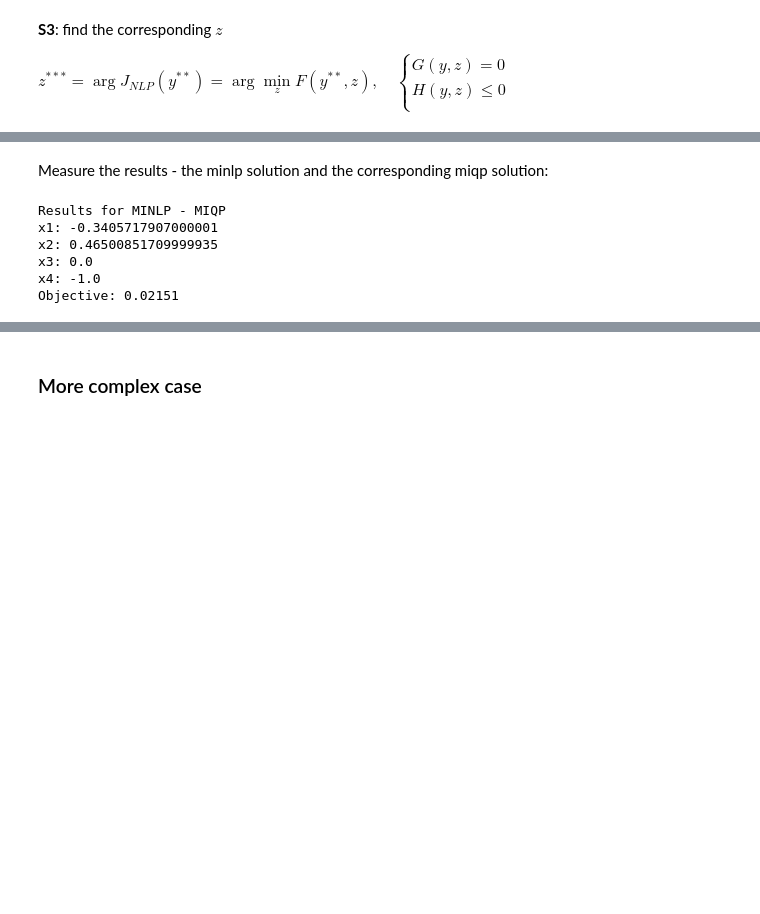
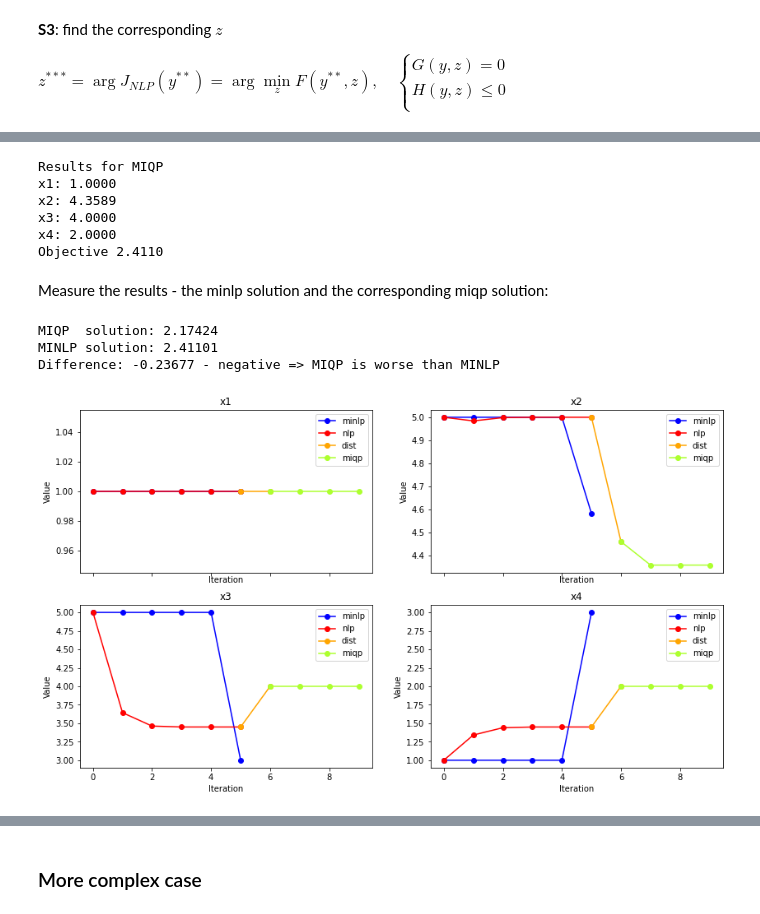
Before and after one commit to anabatsh/Optimal-Control, a Jupyter notebook: gekko.ipynb, the cells around one changed output, grey strips where cells are left out. Drawn from its saved outputs; the diff is of its cells as text; code cells hidden in the pictures; blank space fills up the shorter version.

```diff
--- a/gekko.ipynb
+++ b/gekko.ipynb
@@ -156,0 +183,3 @@ Objective: 40.02151
+# %%
+history_minlp = run((1, 5, 5, 1), G, H, F, True, False, 'MINLP')
+print_results(history_minlp)
@@ -195,0 +201,3 @@ Objective: 40.00000
+# %%
+history_nlp = run((1, 5, 5, 1), G, H, F, False, False, 'NLP')
+print_results(history_nlp)
@@ -336,0 +292,11 @@ Objective: -0.48182
+# %%
+x_nlp = history_nlp['x_final']
+obj_nlp = history_nlp['obj_final']
+
+G_L = lambda *x: linear(G, x, x_nlp)
+H_L = lambda *x: linear(H, x, x_nlp)
+F_QP = lambda *x: gauss_newton(F, F1, x, x_nlp)
+F_GN = lambda *x: F_QP(x) - obj_nlp
+
+history_dist = run(x_nlp, G_L, H_L, F_QP, True, False, 'DIST')
+print_results(history_dist)
@@ -378,16 +322,51 @@ Objective: 40.00000
+# %%
+x_dist = history_dist['x_final']
+
+history_miqp = run(x_dist, G, H, F, True, True, 'MIQP')
+print_results(history_miqp)
+# %% [output]
+Results for MIQP
+x1: 1.0000
+x2: 4.3589
+x3: 4.0000
+x4: 2.0000
+Objective 2.4110
 # %% [markdown]
 Measure the results - the minlp solution and the corresponding miqp solution:
 # %%
-print_results('MINLP - MIQP',
-              (x1_minlp - x1_miqp,
-              x2_minlp - x2_miqp,
-              x3_minlp - x3_miqp,
-              x4_minlp - x4_miqp),
-              obj_minlp - obj_miqp)
+obj_minlp = history_minlp['obj_final']
+obj_miqp = history_miqp['obj_final']
+diff = obj_minlp - obj_miqp
+sign = 'positive' if diff > 0 else 'negative'
+resl = 'better' if diff > 0 else 'worse'
+
+print(f'MIQP  solution: {obj_minlp:.5f}')
+print(f'MINLP solution: {obj_miqp:.5f}')
+print(f'Difference: {diff:.5f} - {sign} => MIQP is {resl} than MINLP')
 # %% [output]
-Results for MINLP - MIQP
-x1: -0.3405717907000001
-x2: 0.46500851709999935
-x3: 0.0
-x4: -1.0
-Objective: 0.02151
+MIQP  solution: 2.17424
+MINLP solution: 2.41101
+Difference: -0.23677 - negative => MIQP is worse than MINLP
+# %%
+fig, axes = plt.subplots(2, 2, figsize=(14, 8), sharex=True)
+
+for i in range(4):
+    xi = f'x{i+1}'
+    a, b = i // 2, i % 2
+    axes[a][b].set_title(xi)
+    axes[a][b].set_xlabel('Iteration')
+    axes[a][b].set_ylabel('Value')
+
+    x_dist = len(history_nlp[xi]) - 1 + np.arange(len(history_dist[xi]))
+    x_miqp = x_dist[-1] + np.arange(len(history_miqp[xi]))
+
+    axes[a][b].plot(history_minlp[xi], '-o', c='blue', label='minlp')
+    axes[a][b].plot(history_nlp[xi], '-o', c='red', label='nlp')
+    axes[a][b].plot(x_dist, history_dist[xi], '-o', c='orange', label='dist')
+    axes[a][b].plot(x_miqp, history_miqp[xi], '-o', c='greenyellow', label='miqp')
+
+    axes[a][b].legend()
+
+plt.show()
+# %% [output]
+[figure, added]
```
Also changed, not shown: parts of 24 cells of this notebook.
